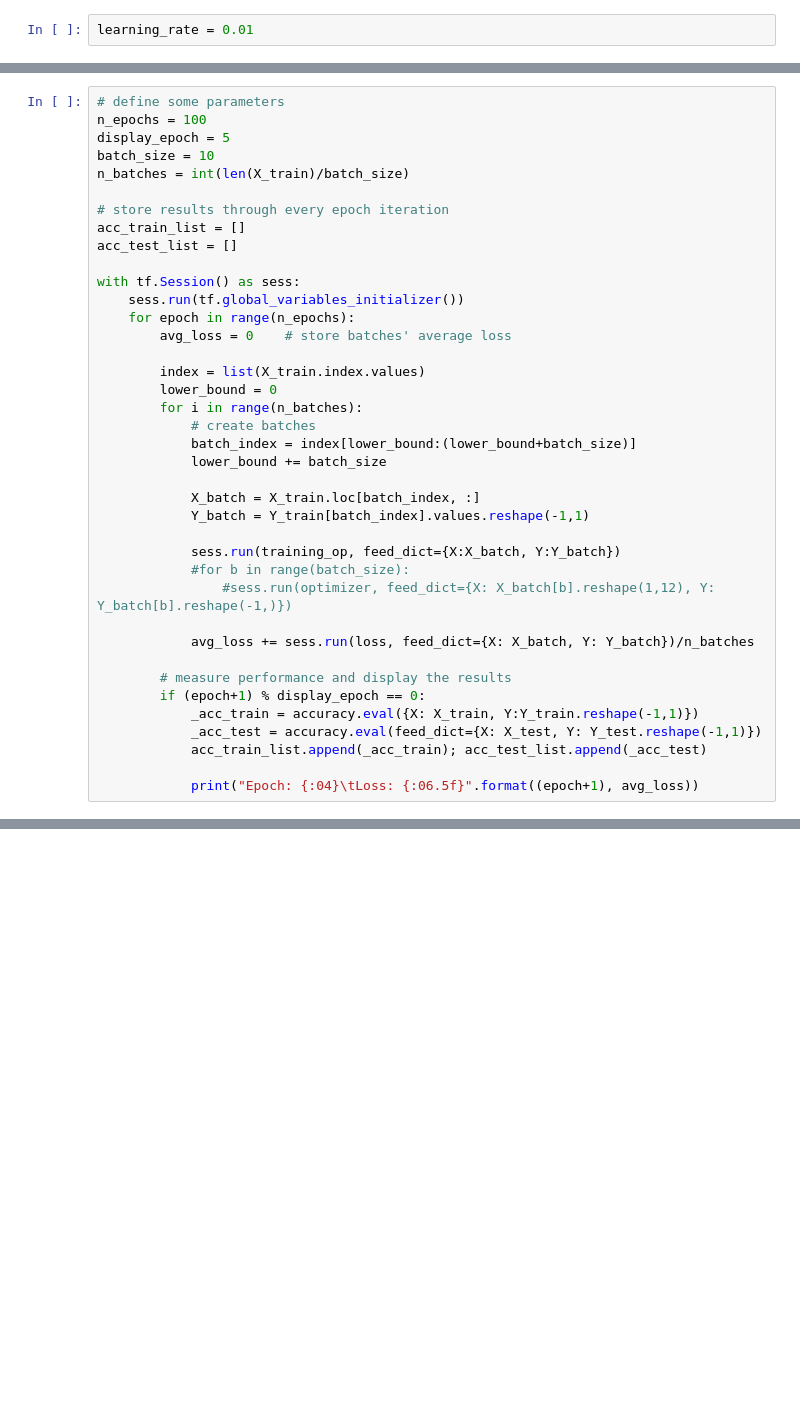
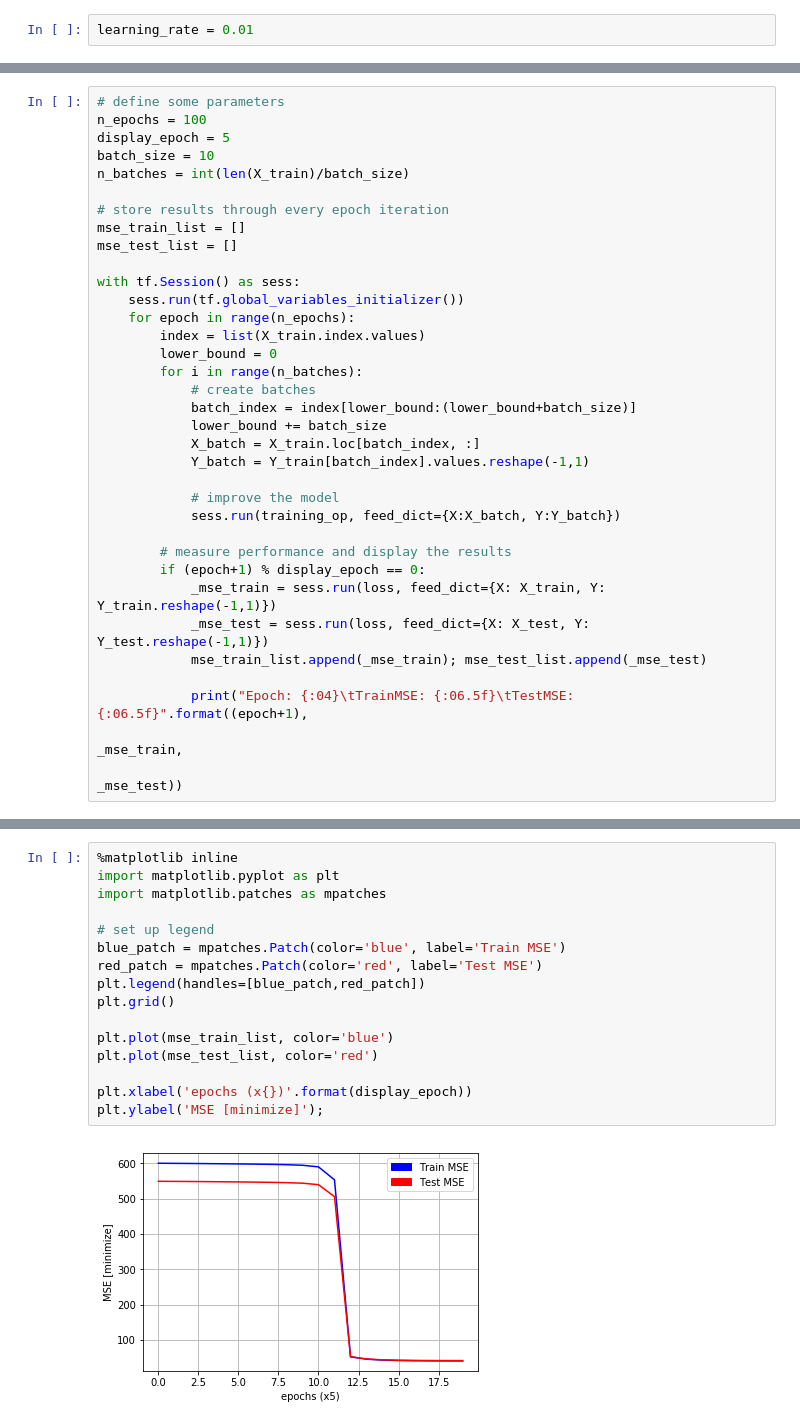
Before and after one commit to caroluidhao/mlp-house-price-prediction, a Jupyter notebook: mlp-house-price-prediction.ipynb, the cells around one changed output, grey strips where cells are left out. Cells and saved outputs as stored; diff of their text form; blank space fills up the shorter version.

Commit message:
add MSE visualization

```diff
--- a/mlp-house-price-prediction.ipynb
+++ b/mlp-house-price-prediction.ipynb
@@ -174,35 +170,31 @@ batch_size = 10
 n_batches = int(len(X_train)/batch_size)
 
 # store results through every epoch iteration
-acc_train_list = []
-acc_test_list = []
+mse_train_list = []
+mse_test_list = []
 
 with tf.Session() as sess:
     sess.run(tf.global_variables_initializer())
     for epoch in range(n_epochs):
-        avg_loss = 0    # store batches' average loss
-
         index = list(X_train.index.values)
         lower_bound = 0
         for i in range(n_batches):
             # create batches
             batch_index = index[lower_bound:(lower_bound+batch_size)]
             lower_bound += batch_size
-
             X_batch = X_train.loc[batch_index, :]
             Y_batch = Y_train[batch_index].values.reshape(-1,1)
 
+            # improve the model
             sess.run(training_op, feed_dict={X:X_batch, Y:Y_batch})
-            #for b in range(batch_size):
-                #sess.run(optimizer, feed_dict={X: X_batch[b].reshape(1,12), Y: Y_batch[b].reshape(-1,)})
-
-            avg_loss += sess.run(loss, feed_dict={X: X_batch, Y: Y_batch})/n_batches
 
         # measure performance and display the results
         if (epoch+1) % display_epoch == 0:
-            _acc_train = accuracy.eval({X: X_train, Y:Y_train.reshape(-1,1)})
-            _acc_test = accuracy.eval(feed_dict={X: X_test, Y: Y_test.reshape(-1,1)})
-            acc_train_list.append(_acc_train); acc_test_list.append(_acc_test)
+            _mse_train = sess.run(loss, feed_dict={X: X_train, Y: Y_train.reshape(-1,1)})
+            _mse_test = sess.run(loss, feed_dict={X: X_test, Y: Y_test.reshape(-1,1)})
+            mse_train_list.append(_mse_train); mse_test_list.append(_mse_test)
 
-            print("Epoch: {:04}\tLoss: {:06.5f}".format((epoch+1), avg_loss))
+            print("Epoch: {:04}\tTrainMSE: {:06.5f}\tTestMSE: {:06.5f}".format((epoch+1),
+                                                                               _mse_train,
+                                                                               _mse_test))
 # %% [output]
@@ -228,0 +221,18 @@ Epoch: 0100     Loss: 41.45505
+# %%
+%matplotlib inline
+import matplotlib.pyplot as plt
+import matplotlib.patches as mpatches
+
+# set up legend
+blue_patch = mpatches.Patch(color='blue', label='Train MSE')
+red_patch = mpatches.Patch(color='red', label='Test MSE')
+plt.legend(handles=[blue_patch,red_patch])
+plt.grid()
+
+plt.plot(mse_train_list, color='blue')
+plt.plot(mse_test_list, color='red')
+
+plt.xlabel('epochs (x{})'.format(display_epoch))
+plt.ylabel('MSE [minimize]');
+# %% [output]
+[figure, added]
```
Also changed, not shown: parts of 2 cells of this notebook, 1 other file.
